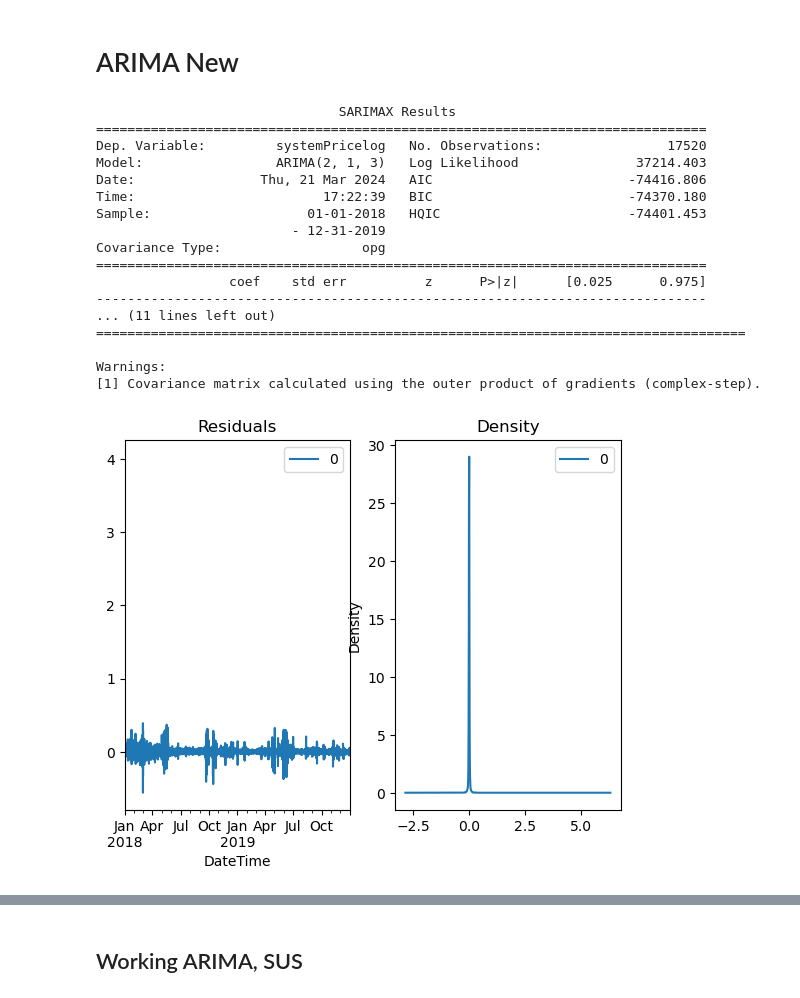
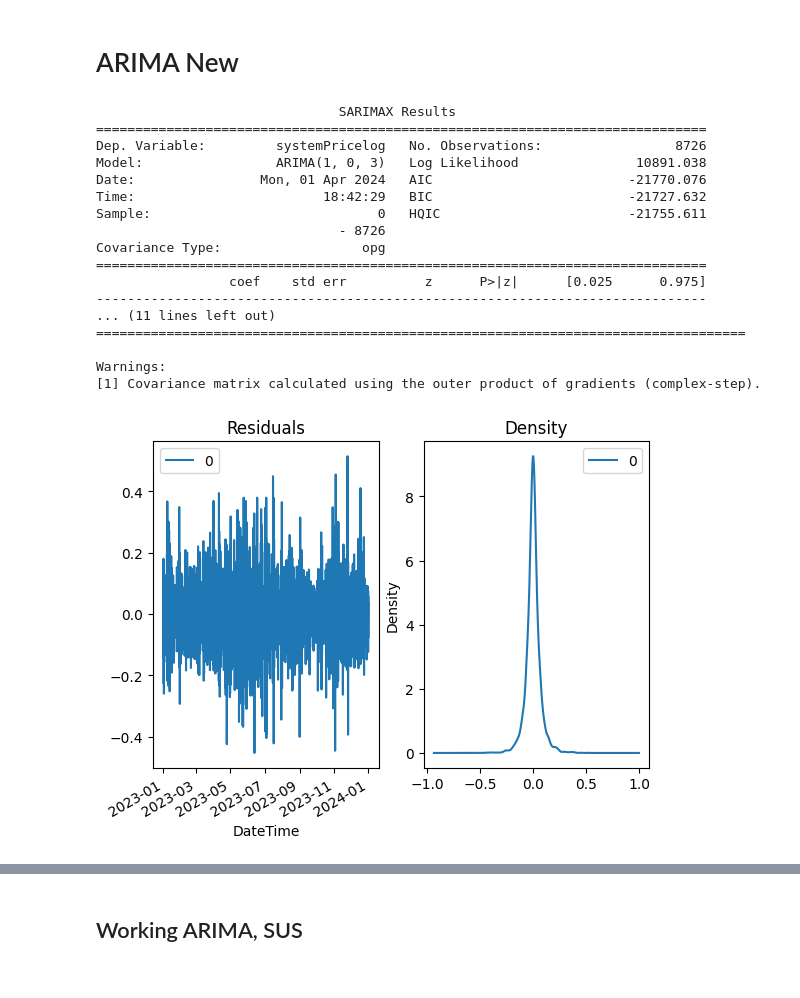
Before and after one commit to evenbakke/MasterThesis-, a Jupyter notebook: ARIMA_Mathias_working.ipynb, the cells around one changed output, grey strips where cells are left out. Saved outputs shown, nothing was run; the diff lists cells and outputs as text; code cells hidden in the pictures.

Commit message:
arimafixing

```diff
--- a/ARIMA_Mathias_working.ipynb
+++ b/ARIMA_Mathias_working.ipynb
@@ -77,6 +71,7 @@ look-up table. The actual p-value is smaller than the p-value returned.
 
 df["systemPricead"] = df["systemPrice"] + 30
 df["systemPricelog"] = np.log(df["systemPricead"])
+df = df["2023-01-01":"2023-12-31"]
 # %% [markdown]
 # Finding Parameters for ARIMA
 # %%
@@ -99,0 +95,15 @@ test_stationarity(df["systemPricelog"].diff().diff())
+# %%
+import pandas as pd
+from scipy import stats
+
+# Assuming `df` is your DataFrame and it contains a column named 'value'
+# which stores the time series data.
+
+# Calculate the z-scores
+df['z_score'] = stats.zscore(df['systemPricelog'])
+
+# Filter out the outliers
+threshold = 3
+df_filtered = df[(df['z_score'] > -threshold) & (df['z_score'] < threshold)]
+
+# Now df_filtered contains the original data without outliers.
@@ -348,40 +287,40 @@ from matplotlib import pyplot as plt
 #filtered_df = df["2023-6-01":"2023-12-01"]
 
 # ARIMA Model parameters (p, d, q)
 # These should be chosen based on your prior analysis, ACF, PACF, and stationarity tests
-p = 2  # Replace with your chosen value
-d = 1  # Replace with your chosen value, based on your earlier statement that no differencing is needed
+p = 1  # Replace with your chosen value
+d =  0 # Replace with your chosen value, based on your earlier statement that no differencing is needed
 q = 3  # Replace with your chosen value
 
 # Fit the ARIMA model
-model = ARIMA(filtered_df['systemPricelog'], order=(p, d, q))
+model = ARIMA(df_filtered["systemPricelog"].diff().diff(24).dropna(), order=(p, d, q))
 model_fit = model.fit()
 
 # Summary of the model
 print(model_fit.summary())
 
 # Plot residual errors
 residuals = pd.DataFrame(model_fit.resid)
 fig, ax = plt.subplots(1,2)
 residuals.plot(title="Residuals", ax=ax[0])
 residuals.plot(kind='kde', title='Density', ax=ax[1])
 plt.show()
 # %% [output]
                                SARIMAX Results
 ==============================================================================
-Dep. Variable:         systemPricelog   No. Observations:                17520
-Model:                 ARIMA(2, 1, 3)   Log Likelihood               37214.403
-Date:                Thu, 21 Mar 2024   AIC                         -74416.806
-Time:                        17:22:39   BIC                         -74370.180
-Sample:                    01-01-2018   HQIC                        -74401.453
-                         - 12-31-2019
+Dep. Variable:         systemPricelog   No. Observations:                 8726
+Model:                 ARIMA(1, 0, 3)   Log Likelihood               10891.038
+Date:                Mon, 01 Apr 2024   AIC                         -21770.076
+Time:                        18:42:29   BIC                         -21727.632
+Sample:                             0   HQIC                        -21755.611
+                               - 8726
 Covariance Type:                  opg
 ==============================================================================
                  coef    std err          z      P>|z|      [0.025      0.975]
 ------------------------------------------------------------------------------
 ... (11 lines left out)
 ===================================================================================
 
 Warnings:
 [1] Covariance matrix calculated using the outer product of gradients (complex-step).
-[figure, old version]
+[figure, new version]
```
Also changed, not shown: parts of 33 cells of this notebook.
